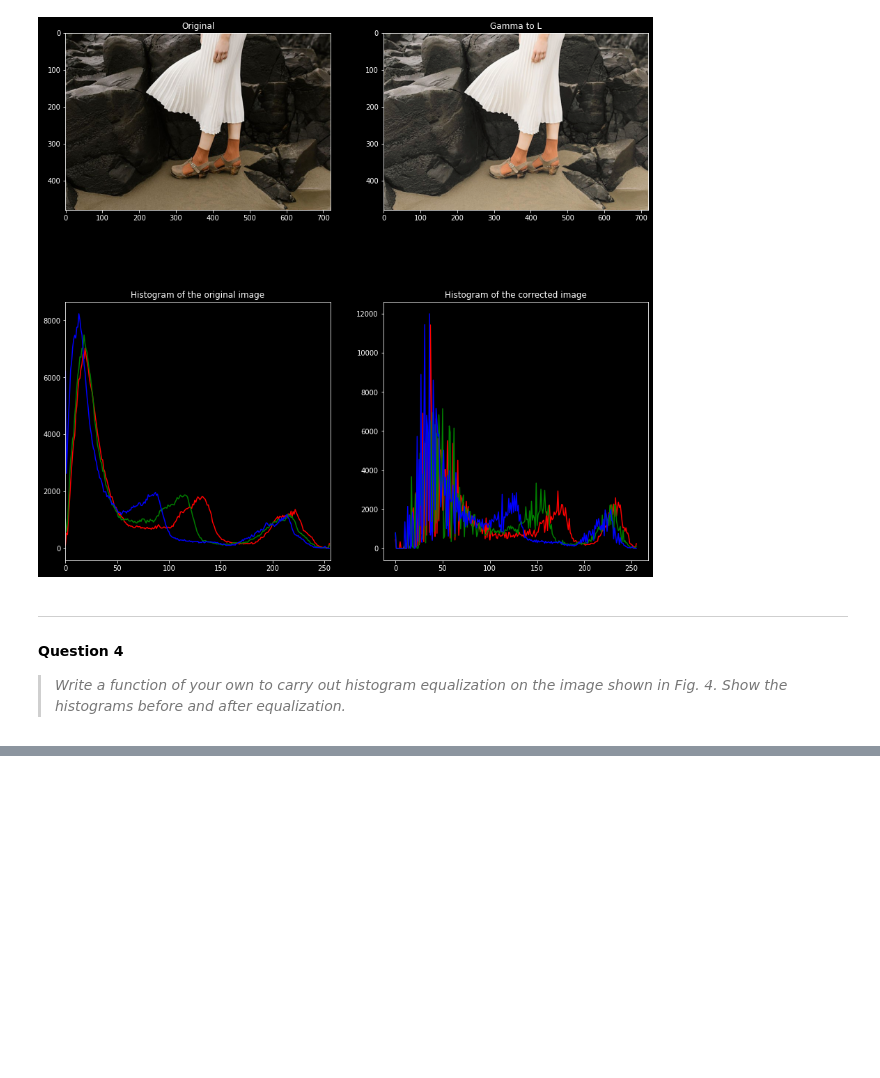
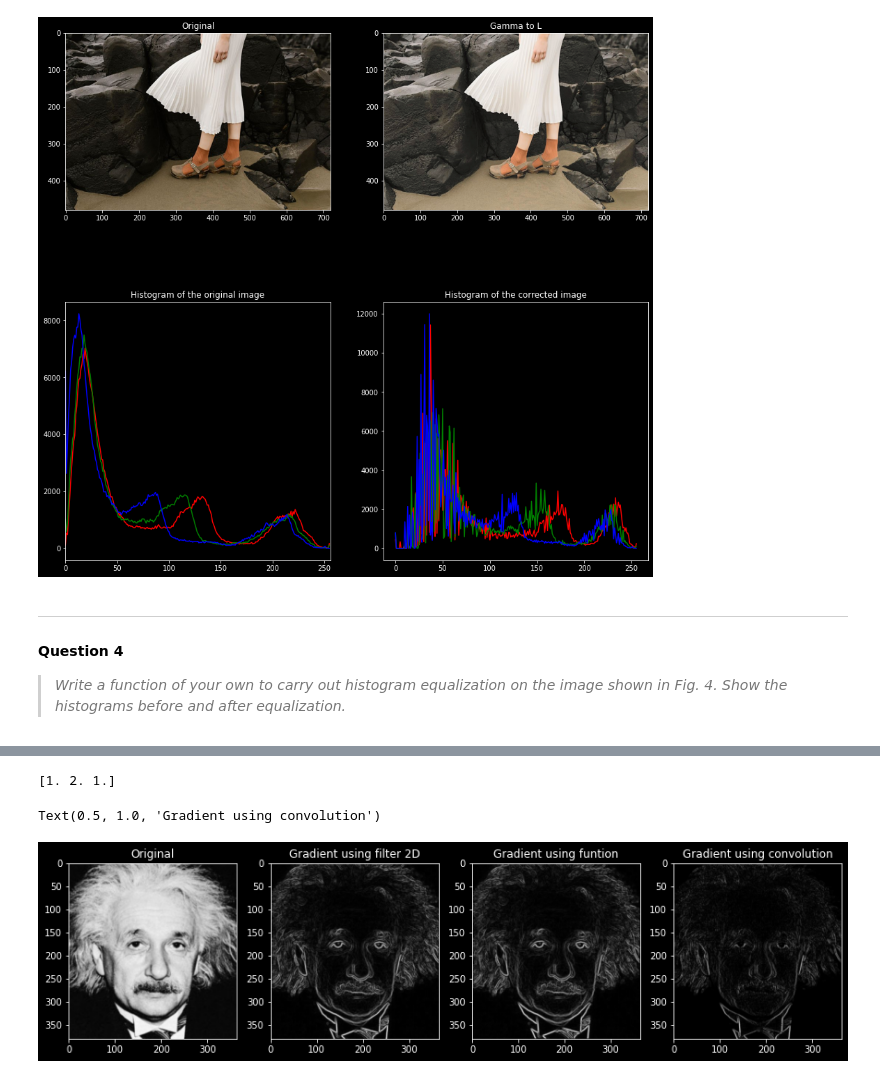
Before and after one commit to KavinduWeerasinghe/Image-Processing_Assignment-1, a Jupyter notebook: Assignment.ipynb, the cells around one changed output, grey strips where cells are left out. Saved outputs shown, nothing was run; the diff lists cells and outputs as text; code cells hidden in the pictures; blank space fills up the shorter version.

```diff
--- a/Assignment.ipynb
+++ b/Assignment.ipynb
@@ -144,0 +176,67 @@ fig.set_figheight(15)
+# %%
+img=cv.imread("einstein.png",cv.IMREAD_GRAYSCALE).astype(np.float32)
+assert img is not None
+
+fig,ax = plt.subplots(1,4)
+fig.set_figwidth(15)
+fig.set_figheight(15)
+
+#using filter 2D
+
+kernalx = np.array ([(1,2,1),(0,0,0),(-1,-2,-1)],dtype=np.float32)
+kernaly = np.array ([(1,0,-1),(2,0,-2),(1,0,-1)],dtype=np.float32)
+
+imgx=cv.filter2D(img,-1,kernalx)
+imgy=cv.filter2D(img,-1,kernaly)
+
+grad_mag=(imgx**2+imgy**2)**0.5
+
+ax[0].imshow(img,cmap="gray")
+ax[0].set_title('Original')
+ax[1].imshow(grad_mag,cmap="gray")
+ax[1].set_title('Gradient using filter 2D')
+
+#using own function
+
+def filter(img,kernal):
+    assert kernal.shape[0]%2 == 1 and kernal.shape[1]%2 ==1
+    k_hh,k_hw=math.floor(kernal.shape[0]/2),math.floor(kernal.shape[1]/2)
+    h,w=img.shape
+    image_float=cv.normalize(img.astype("float"),None,0.0,1.0,cv.NORM_MINMAX)
+    result=np.zeros(img.shape,"float")
+    for m in range(k_hh,h-k_hh):
+        for n in range(k_hw,w-k_hw):
+            result[m,n]=np.dot(image_float[m-k_hh:m+k_hh+1,n-k_hw:n+k_hw+1].flatten(),kernal.flatten())
+    return result
+
+imgx=filter(img,kernalx)
+imgy=filter(img,kernaly)
+
+grad_mag=(imgx**2+imgy**2)**0.5
+
+ax[2].imshow(grad_mag,cmap="gray")
+ax[2].set_title('Gradient using funtion')
+
+#using convolution
+
+kernal1=np.array ([(1),(2),(1)],dtype=np.float32)
+print(kernal1)
+kernal2=np.array ([(1,0,-1)],dtype=np.float32)
+
+img1=cv.filter2D(img,-1,kernal1)
+img2=cv.filter2D(img,-1,kernal2)
+
+#grad_mag=(imgx**2+imgy**2)**0.5
+imgy=img1*img2
+
+img11=cv.transpose(img1)
+img21=cv.transpose(img2)
+imgx=cv.transpose(img21*img11)
+grad_mag=(imgx**2+imgy**2)**0.5
+
+ax[3].imshow(grad_mag,cmap="gray")
+ax[3].set_title('Gradient using convolution')
+# %% [output]
+[1. 2. 1.]
+Text(0.5, 1.0, 'Gradient using convolution')
+[figure, added]
```
Also changed, not shown: parts of 6 cells of this notebook.
